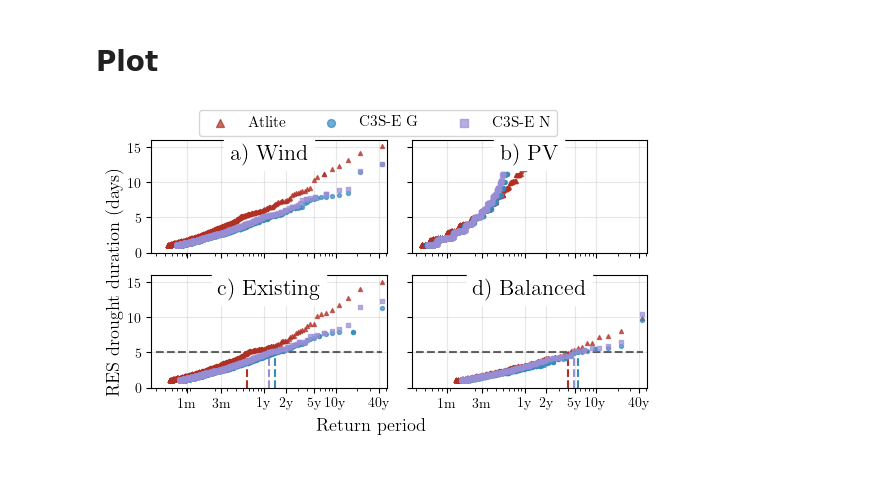
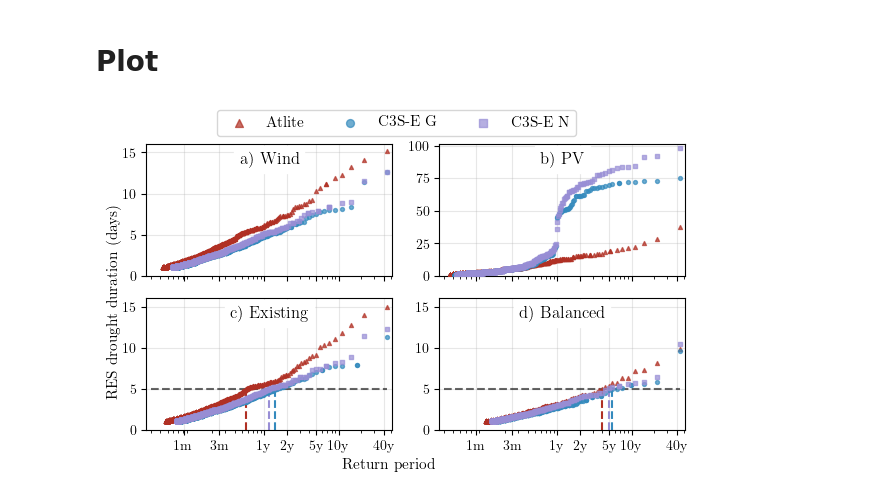
Before and after one commit to BorisM202/RES_droughts, a Jupyter notebook: Scripts/droughts_return_periods.ipynb, the cells around one changed output. Saved outputs shown, nothing was run; the diff lists cells and outputs as text; code cells hidden in the pictures; blank space fills up the shorter version.

Commit message:
Changed Figure Size

```diff
--- a/Scripts/droughts_return_periods.ipynb
+++ b/Scripts/droughts_return_periods.ipynb
@@ -58,14 +58,12 @@ for key, value in droughts_dict.items():
 # %% [markdown]
 # Plot
 # %%
-def my_title(ax, title, fs = 16):
+def my_title(ax, title, fs = 12):
     ax.set_title(title,
                  x=0.5, y=1,
                  pad = -14,
-                #  transform=ax.transAxes,
                  fontsize=fs,
-                 bbox=dict(facecolor='white', alpha=1, edgecolor='white')
-    )
+                 bbox=dict(facecolor='white', alpha=1, edgecolor='white'))
 # %%
 def plot_lines(axs):
     axs[2].plot((0.03, 45), (5,5), '--k', alpha=0.6)
@@ -100,9 +98,8 @@ categories = {
 # Create subplots
 cm = 1/2.54
 fig, axs = plt.subplots(2, 2,
-                        figsize=(15*cm, 9*cm),
-                        sharex=True,
-                        sharey=True)
+                        figsize=(16*cm, 10*cm),
+                        sharex=True)
 axs = axs.flatten()
 
 for idx, (category, datasets_in_category) in enumerate(categories.items()):
@@ -112,36 +109,40 @@ for idx, (category, datasets_in_category) in enumerate(categories.items()):
 
         ax.scatter(return_dict[name]['return_years'], return_dict[name]['Duration'] / 24,
                    s = 8,
                    marker = sign_models[i],
                    color = color_models[i],
                    alpha = 0.7,
                    zorder = 3
         )
     # Panel Settings
     my_title(ax, title_name[idx])
     ax.grid(True, alpha=0.3, zorder=0)
     ax.margins(0.02)
     # x-axis
     ax.set_xscale('log')
     ax.set_xticks([7/365, 30/365, 91/365, 1, 2, 5, 10, 40])
     ax.set_xticklabels(['1w', '1m', '3m', '1y', '2y', '5y', '10y', '40y'])
     # y-axis
     if idx != 1:
         ax.set_ylim(0,16)
+    else:
+        ax.set_ylim(0,101)
+        ax.set_yticks(range(0, 101, 25))
+
 
 plot_lines(axs)
-
 # Legend
 fig.legend(labels = label_name,
            loc = 'upper center',
            ncol = 3,
-           markerscale = 2           )
+           markerscale = 2,
+           fontsize = 11)
 
-fig.supxlabel('Return period', y = 0.07)
-fig.supylabel('RES drought duration (days)', x = 0.05)
+fig.supxlabel('Return period', y = 0.07, fontsize = 11)
+fig.supylabel('RES drought duration (days)', x = 0.05, fontsize = 11)
 fig.tight_layout()
 fig.subplots_adjust(top=0.9)
 
-# fig.savefig('..droughts_return_periods.pdf')
+fig.savefig('droughts_return_periods.pdf', bbox_inches='tight')
 # %% [output]
-[figure, old version]
+[figure, new version]
```
Also changed, not shown: 26 other files.
